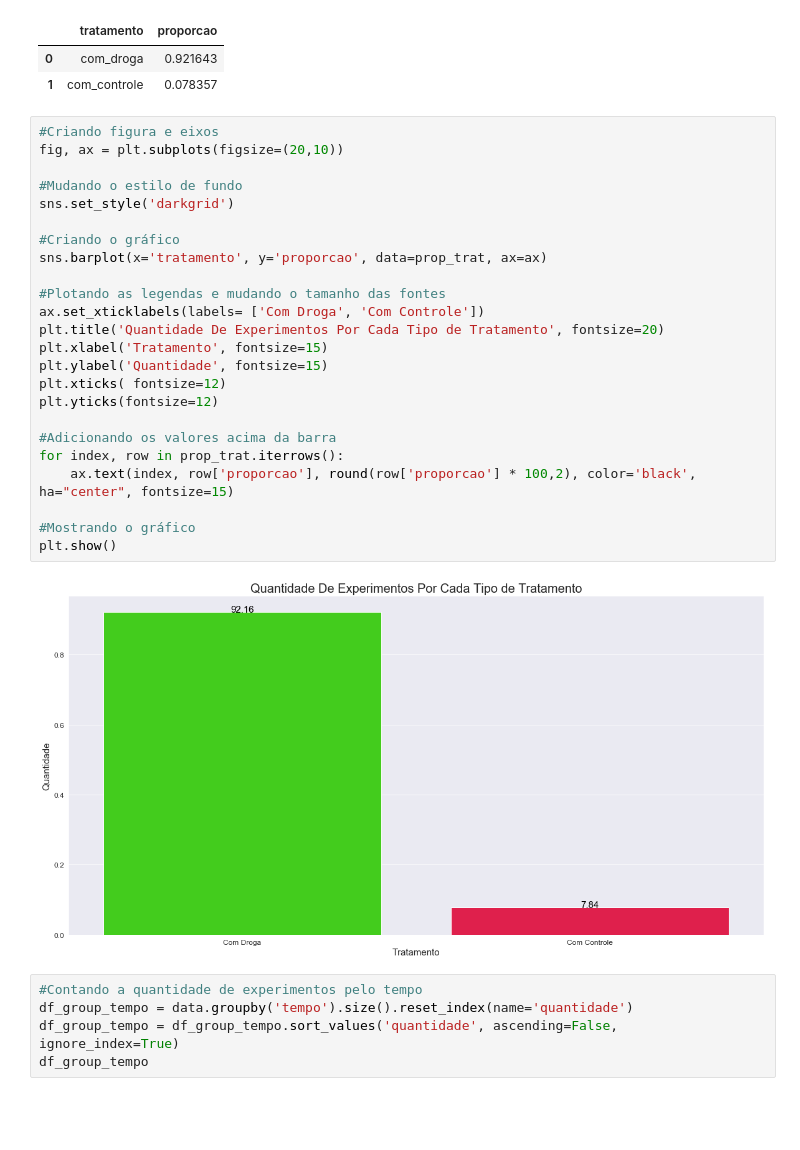
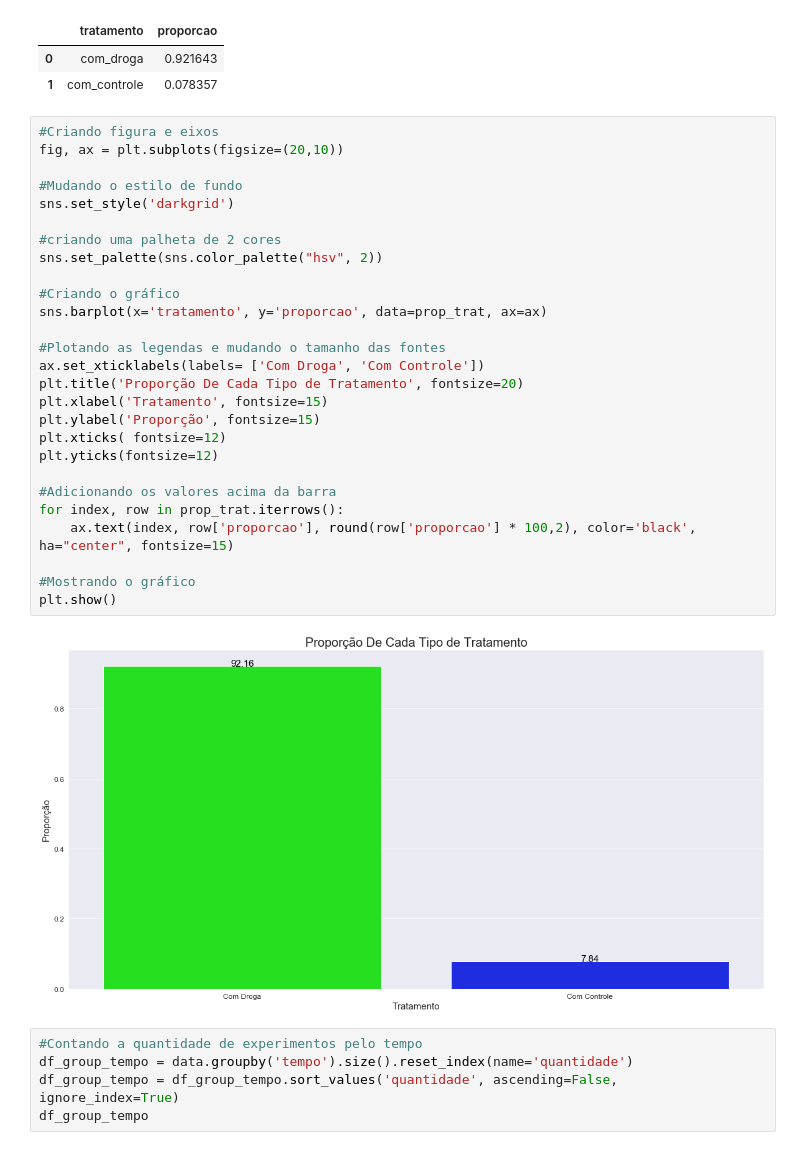
Before and after one commit to PedroHCAlmeida/imersao_dados3, a Jupyter notebook: Aula_1.ipynb, the cells around one changed output. Saved outputs shown, nothing was run; the diff lists cells and outputs as text; blank space fills up the shorter version.

```diff
--- a/Aula_1.ipynb
+++ b/Aula_1.ipynb
@@ -113,29 +107,32 @@ prop_trat
 # %%
 #Criando figura e eixos
 fig, ax = plt.subplots(figsize=(20,10))
 
 #Mudando o estilo de fundo
 sns.set_style('darkgrid')
 
+#criando uma palheta de 2 cores
+sns.set_palette(sns.color_palette("hsv", 2))
+
 #Criando o gráfico
 sns.barplot(x='tratamento', y='proporcao', data=prop_trat, ax=ax)
 
 #Plotando as legendas e mudando o tamanho das fontes
 ax.set_xticklabels(labels= ['Com Droga', 'Com Controle'])
-plt.title('Quantidade De Experimentos Por Cada Tipo de Tratamento', fontsize=20)
+plt.title('Proporção De Cada Tipo de Tratamento', fontsize=20)
 plt.xlabel('Tratamento', fontsize=15)
-plt.ylabel('Quantidade', fontsize=15)
+plt.ylabel('Proporção', fontsize=15)
 plt.xticks( fontsize=12)
 plt.yticks(fontsize=12)
 
 #Adicionando os valores acima da barra
 for index, row in prop_trat.iterrows():
     ax.text(index, row['proporcao'], round(row['proporcao'] * 100,2), color='black', ha="center", fontsize=15)
 
 #Mostrando o gráfico
 plt.show()
 # %% [output]
-[figure, old version]
+[figure, new version]
 # %%
 #Contando a quantidade de experimentos pelo tempo
 df_group_tempo = data.groupby('tempo').size().reset_index(name='quantidade')
```
Also changed, not shown: parts of 6 cells of this notebook.
